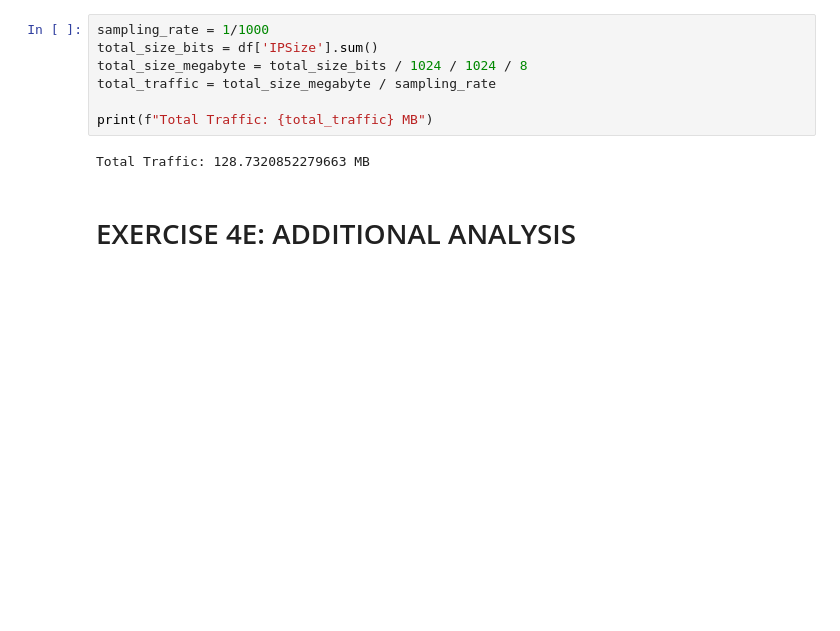
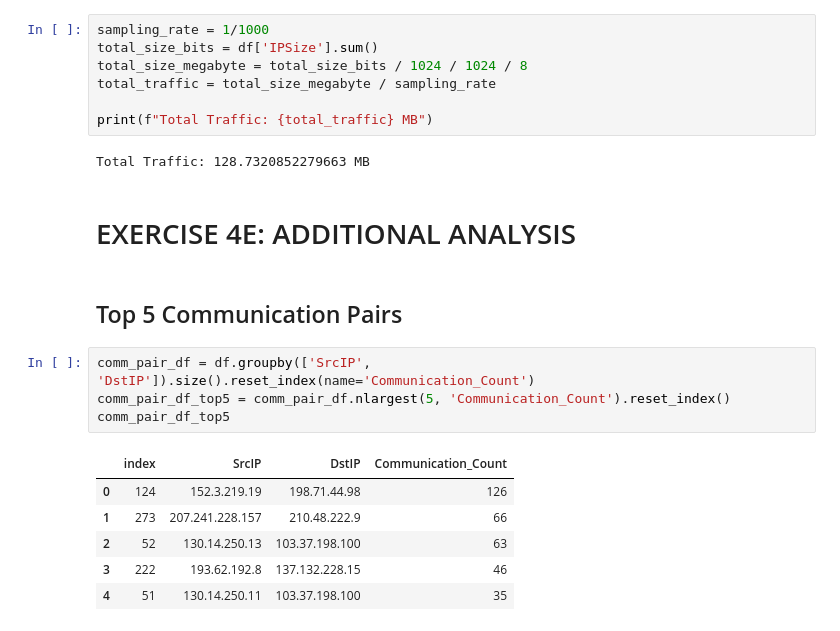
Before and after one commit to Lucria/CE3005_Lab4, a Jupyter notebook: lab4.ipynb, the cells around one changed output. Drawn from its saved outputs; the diff is of its cells as text; blank space fills up the shorter version.

```diff
--- a/lab4.ipynb
+++ b/lab4.ipynb
@@ -131,3 +130,16 @@ print(f"Total Traffic: {total_traffic} MB")
 Total Traffic: 128.7320852279663 MB
 # %% [markdown]
 # EXERCISE 4E: ADDITIONAL ANALYSIS
+# %% [markdown]
+## Top 5 Communication Pairs
+# %%
+comm_pair_df = df.groupby(['SrcIP', 'DstIP']).size().reset_index(name='Communication_Count')
+comm_pair_df_top5 = comm_pair_df.nlargest(5, 'Communication_Count').reset_index()
+comm_pair_df_top5
+# %% [output]
+|  | index | SrcIP | DstIP | Communication_Count |
+| 0 | 124 | 152.3.219.19 | 198.71.44.98 | 126 |
+| 1 | 273 | 207.241.228.157 | 210.48.222.9 | 66 |
+| 2 | 52 | 130.14.250.13 | 103.37.198.100 | 63 |
+| 3 | 222 | 193.62.192.8 | 137.132.228.15 | 46 |
+| 4 | 51 | 130.14.250.11 | 103.37.198.100 | 35 |
```
Also changed, not shown: parts of 5 cells of this notebook.
